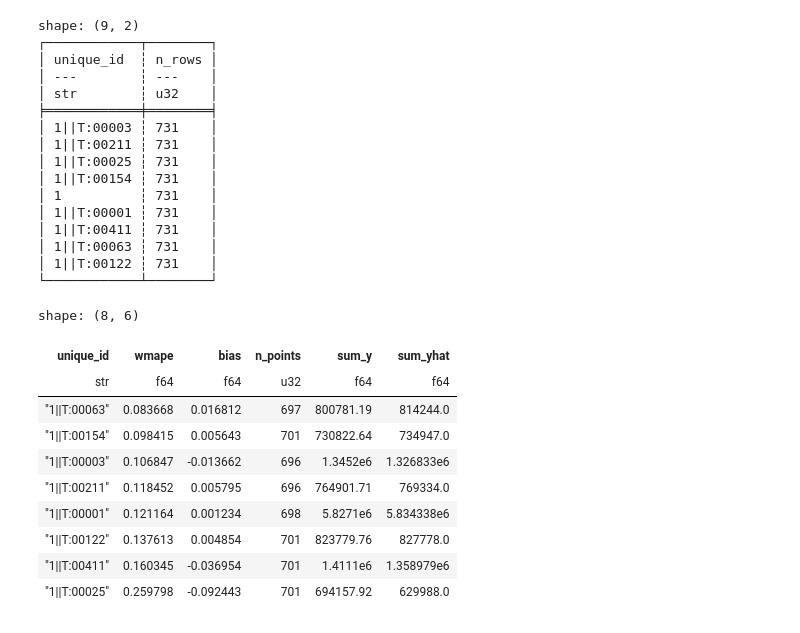
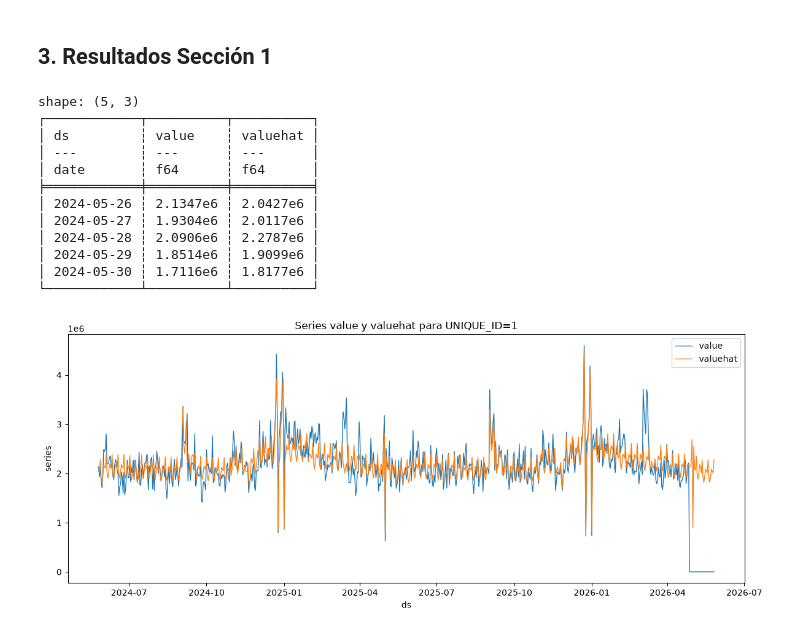
Before and after one commit to willy-hidalgo/tienda-inglesa-v3, a Jupyter notebook: app/tests.ipynb, the cells around one changed output. Drawn from its saved outputs; the diff is of its cells as text; code cells hidden in the pictures.

```diff
--- a/app/tests.ipynb
+++ b/app/tests.ipynb
@@ -57,44 +40,25 @@ shape: (5, 3)
-# %%
-# Mostrar cantidad de filas por cada unique_id
-counts = (
-    df.group_by("unique_id")
-    .agg(pl.len().alias("n_rows"))
-    .sort("n_rows", descending=True)
-)
-print(counts.head(10))
-# %% [output]
-shape: (9, 2)
-┌────────────┬────────┐
-│ unique_id  ┆ n_rows │
-│ ---        ┆ ---    │
-│ str        ┆ u32    │
-╞════════════╪════════╡
-│ 1||T:00003 ┆ 731    │
-│ 1||T:00211 ┆ 731    │
-│ 1||T:00025 ┆ 731    │
-│ 1||T:00154 ┆ 731    │
-│ 1          ┆ 731    │
-│ 1||T:00001 ┆ 731    │
-│ 1||T:00411 ┆ 731    │
-│ 1||T:00063 ┆ 731    │
-│ 1||T:00122 ┆ 731    │
-└────────────┴────────┘
-# %%
-wmape_path = OUT_DIR / "wmape.parquet"
-
-df_wmape = pl.read_parquet(wmape_path)
-df_wmape.filter(
-    (pl.col("wmape") != 0) & pl.col("unique_id").str.starts_with("1||")
-).sort("wmape", descending=False)
-# %% [output]
-shape: (8, 6)
-| unique_id | wmape | bias | n_points | sum_y | sum_yhat |
-| str | f64 | f64 | u32 | f64 | f64 |
-| "1||T:00063" | 0.083668 | 0.016812 | 697 | 800781.19 | 814244.0 |
-| "1||T:00154" | 0.098415 | 0.005643 | 701 | 730822.64 | 734947.0 |
-| "1||T:00003" | 0.106847 | -0.013662 | 696 | 1.3452e6 | 1.326833e6 |
-| "1||T:00211" | 0.118452 | 0.005795 | 696 | 764901.71 | 769334.0 |
-| "1||T:00001" | 0.121164 | 0.001234 | 698 | 5.8271e6 | 5.834338e6 |
-| "1||T:00122" | 0.137613 | 0.004854 | 701 | 823779.76 | 827778.0 |
-| "1||T:00411" | 0.160345 | -0.036954 | 701 | 1.4111e6 | 1.358979e6 |
-| "1||T:00025" | 0.259798 | -0.092443 | 701 | 694157.92 | 629988.0 |
+# %% [markdown]
+
+## 3. Resultados Sección 1
+# %%
+filtered = (
+    df.filter(pl.col("unique_id") == "1").select(["ds", "value", "valuehat"]).sort("ds")
+)
+
+print(filtered.head())
+
+graph_plot(filtered, "1")
+# %% [output]
+shape: (5, 3)
+┌────────────┬──────────┬──────────┐
+│ ds         ┆ value    ┆ valuehat │
+│ ---        ┆ ---      ┆ ---      │
+│ date       ┆ f64      ┆ f64      │
+╞════════════╪══════════╪══════════╡
+│ 2024-05-26 ┆ 2.1347e6 ┆ 2.0427e6 │
+│ 2024-05-27 ┆ 1.9304e6 ┆ 2.0117e6 │
+│ 2024-05-28 ┆ 2.0906e6 ┆ 2.2787e6 │
+│ 2024-05-29 ┆ 1.8514e6 ┆ 1.9099e6 │
+│ 2024-05-30 ┆ 1.7116e6 ┆ 1.8177e6 │
+└────────────┴──────────┴──────────┘
+[figure, added]
```
Also changed, not shown: parts of 11 cells of this notebook, 14 other files.
